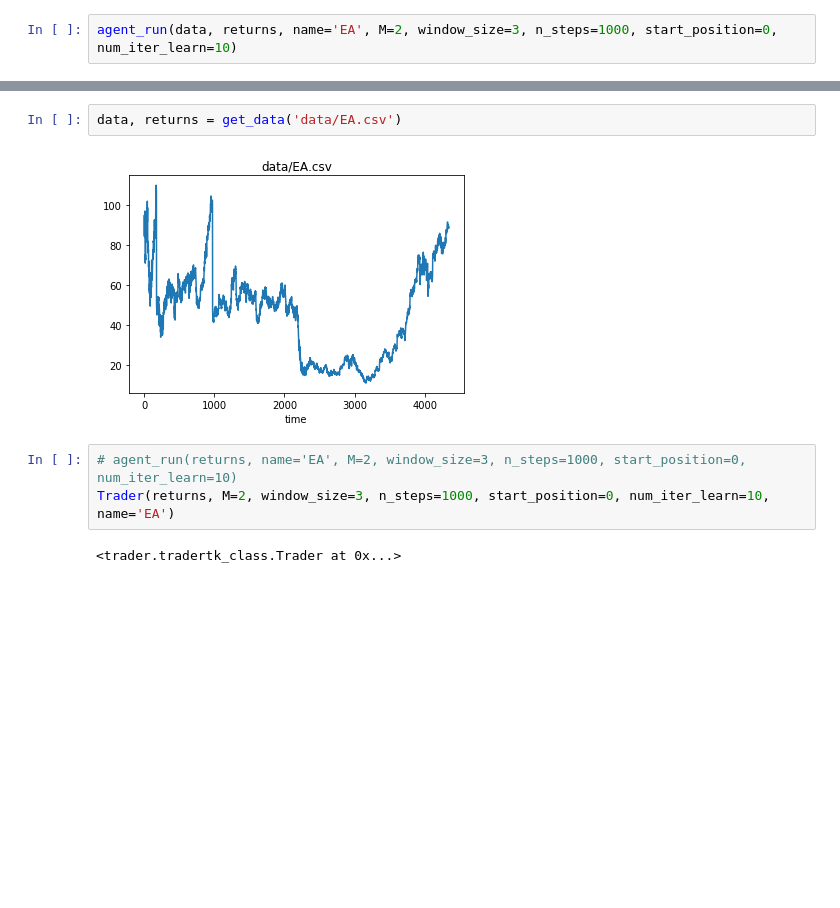
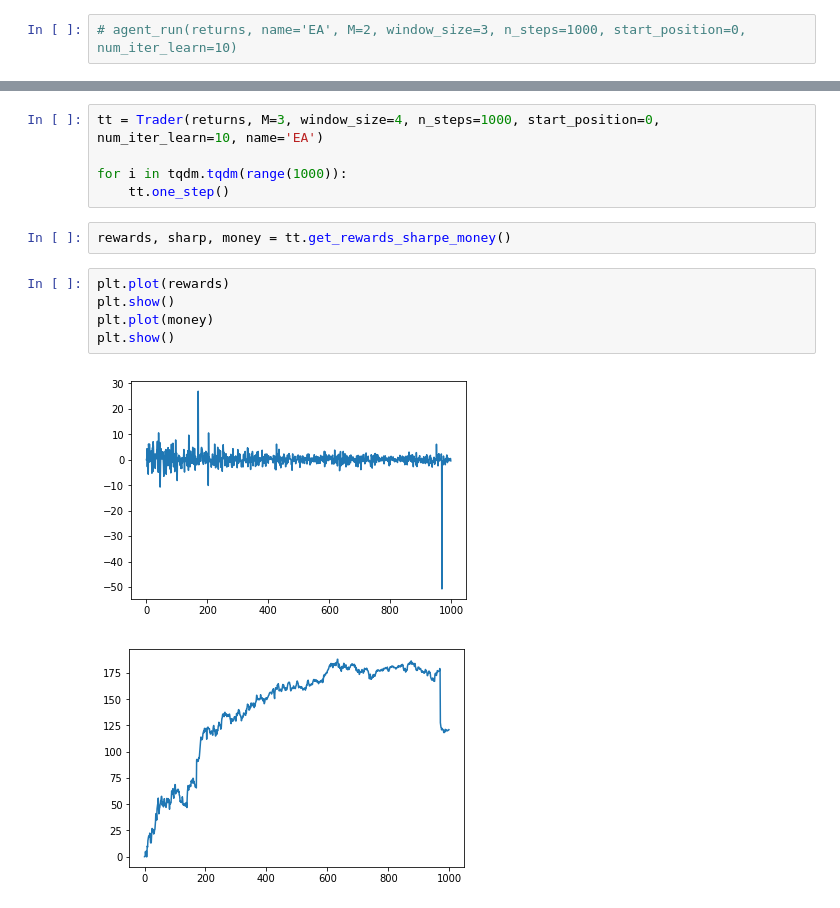
Before and after one commit to FRTP/Algorithms, a Jupyter notebook: src/main.ipynb, the cells around one changed output, grey strips where cells are left out. Drawn from its saved outputs; the diff is of its cells as text; blank space fills up the shorter version.

Commit message:
Now it works as a class. Need to implement the handling of input data

```diff
--- a/src/main.ipynb
+++ b/src/main.ipynb
@@ -239,2 +439,2 @@ data, returns = get_data('data/EA.csv')
 # %%
-agent_run(data, returns, name='EA', M=2, window_size=3, n_steps=1000, start_position=0, num_iter_learn=10)
+# agent_run(returns, name='EA', M=2, window_size=3, n_steps=1000, start_position=0, num_iter_learn=10)
@@ -282,9 +441,15 @@ The autoreload extension is already loaded. To reload it, use:
-# %%
-data, returns = get_data('data/EA.csv')
-# %% [output]
-[figure, removed]
 # %%
-# agent_run(returns, name='EA', M=2, window_size=3, n_steps=1000, start_position=0, num_iter_learn=10)
-Trader(returns, M=2, window_size=3, n_steps=1000, start_position=0, num_iter_learn=10, name='EA')
+tt = Trader(returns, M=3, window_size=4, n_steps=1000, start_position=0, num_iter_learn=10, name='EA')
+
+for i in tqdm.tqdm(range(1000)):
+    tt.one_step()
-# %% [output]
-<trader.tradertk_class.Trader at 0x...>
+# %%
+rewards, sharp, money = tt.get_rewards_sharpe_money()
+# %%
+plt.plot(rewards)
+plt.show()
+plt.plot(money)
+plt.show()
+# %% [output]
+[figure, added]
+[figure, added]
```
Also changed, not shown: parts of 9 cells of this notebook.
